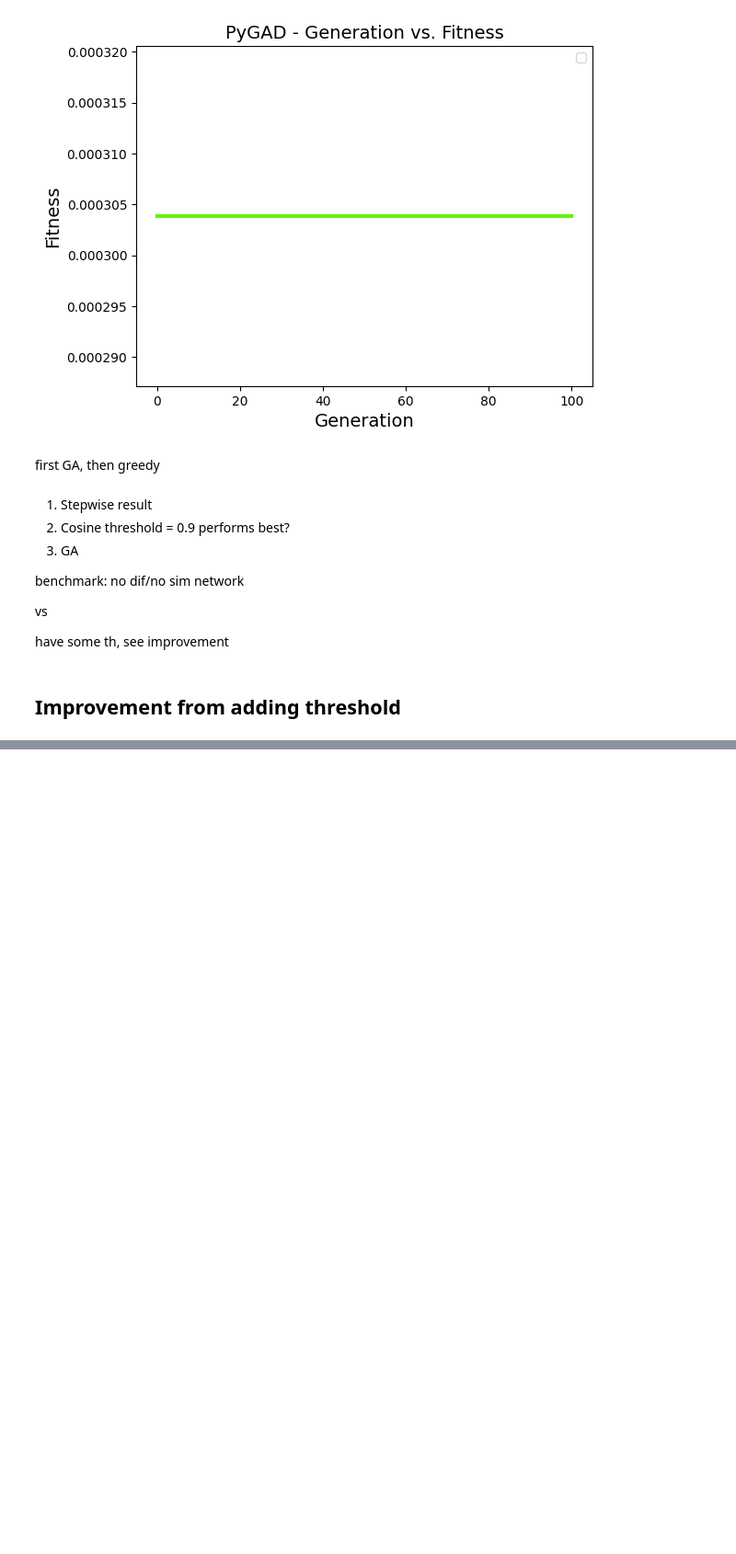
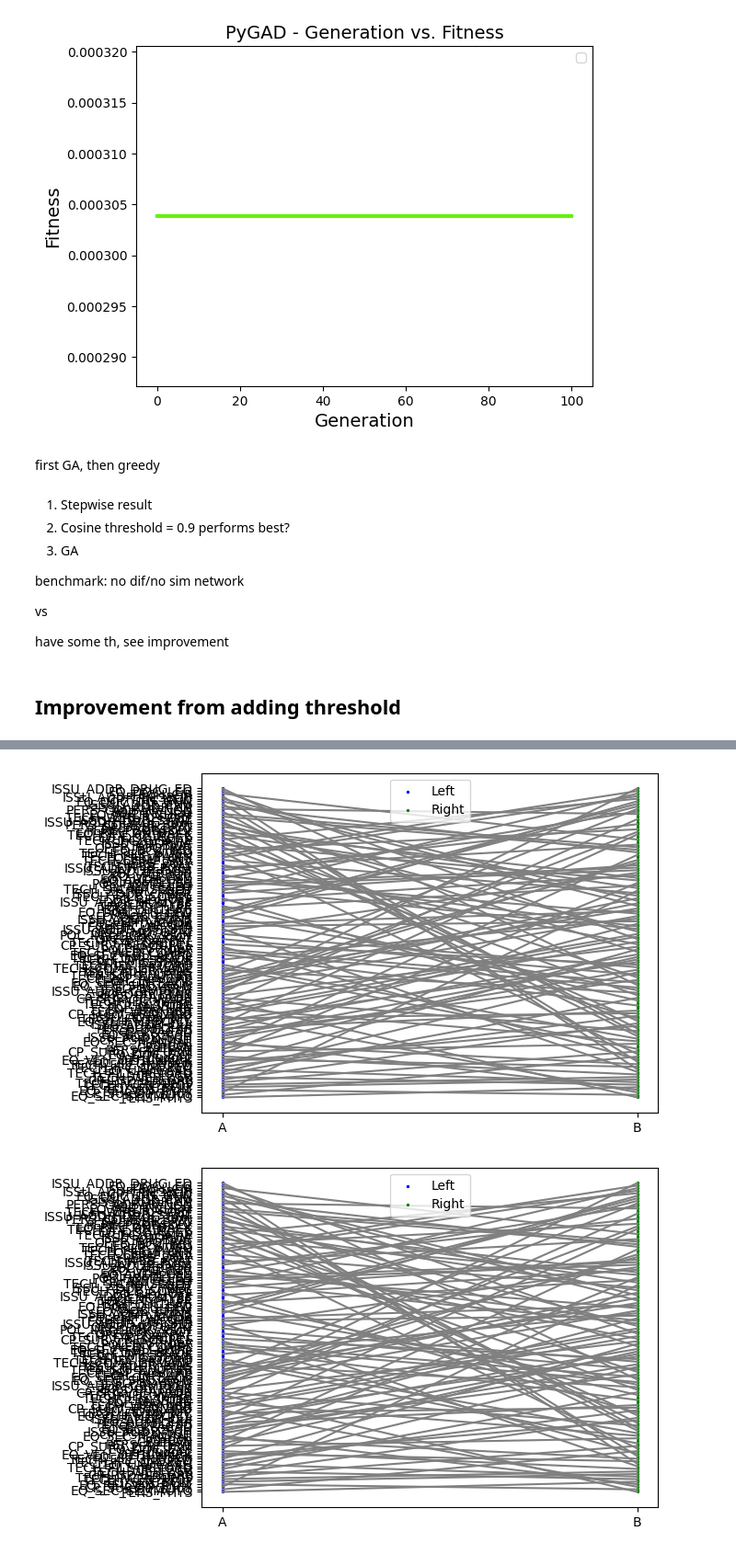
Before and after one commit to teddy21019/NIBRS_diffusion, a Jupyter notebook: Backward_Stepwise.ipynb, the cells around one changed output, grey strips where cells are left out. Shown at 92% size. Cells and saved outputs as stored; diff of their text form; code cells hidden in the pictures; blank space fills up the shorter version.

```diff
--- a/Backward_Stepwise.ipynb
+++ b/Backward_Stepwise.ipynb
@@ -618,7 +734,7 @@ with SavedIterator('diff_th', diffusion_threshold_space) as si:
 
         optimal_diffusion_fn = partial(get_diffusion_diff, th = 0.1 * diff_th)
         bs.set_diffusion_diff_function(optimal_diffusion_fn)
-        bs.run()
+        bs.run(parallel=True)
 
         si += bs
 # %% [output]
@@ -707,0 +742,10 @@ PicklingError: Can't pickle <class 'model_selection.stepwise.BackwardStepwise'>:
+# %%
+from model_selection.stepwise import StepwiseExaminer
+th_3: StepwiseExaminer = si.results[3].get_examiner()
+th_4: StepwiseExaminer = si.results[4].get_examiner()
+th_5: StepwiseExaminer = si.results[5].get_examiner()
+
+th_3.compare_order_with(th_4)
+# %% [output]
+[figure, added]
+[figure, added]
```
Also changed, not shown: parts of 33 cells of this notebook.
